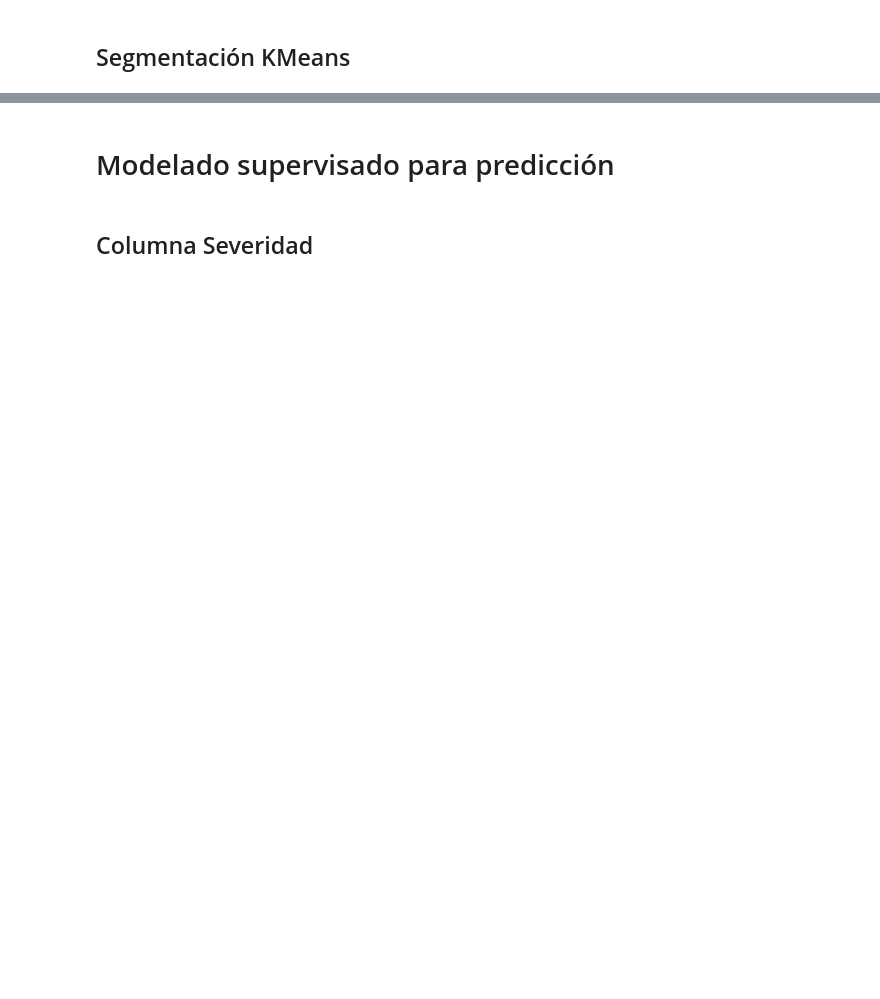
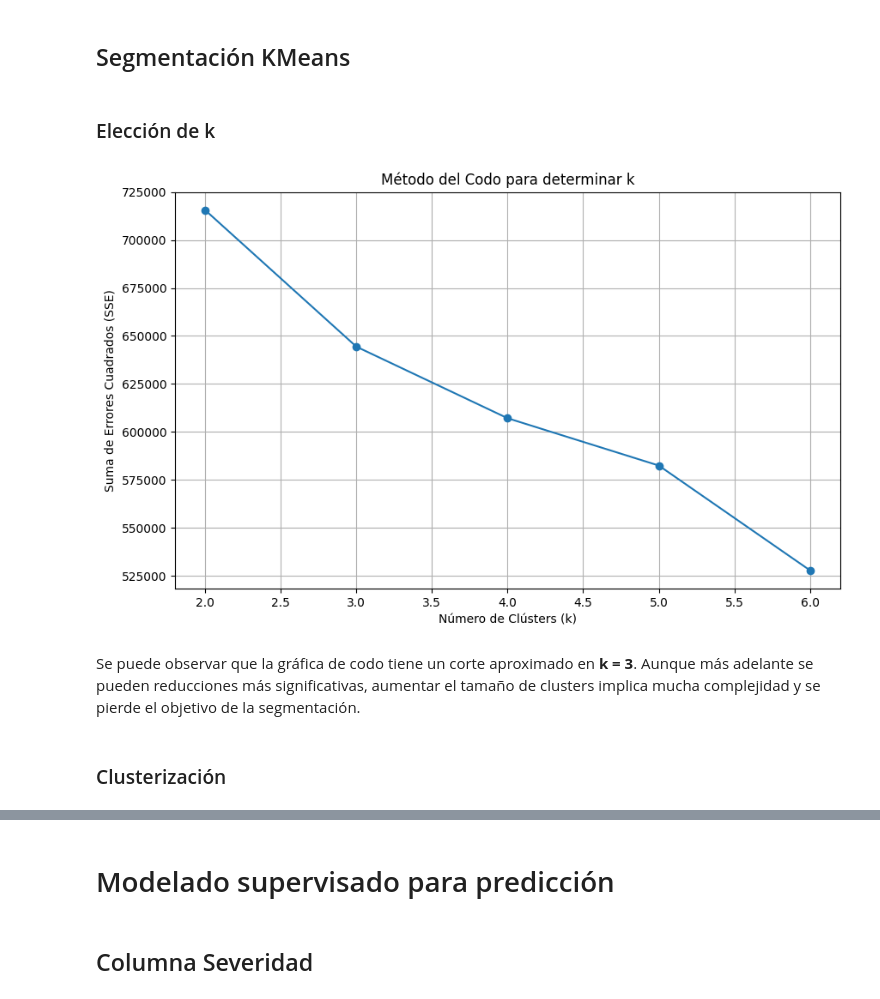
Before and after one commit to ArielaMishaanCohen/17-Lab-9-SparkML, a Jupyter notebook: 2 Lab9.ipynb, the cells around one changed output, grey strips where cells are left out. Cells and saved outputs as stored; diff of their text form; code cells hidden in the pictures; blank space fills up the shorter version.

```diff
--- a/2 Lab9.ipynb
+++ b/2 Lab9.ipynb
@@ -240,7 +244,7 @@ only showing top 20 rows
 columnas_union = [
     'año_ocu', 'mes_ocu', 'día_ocu',
     'depto_ocu', 'mupio_ocu', 'zona_ocu',
-    'día_sem_ocu', 'tipo_eve', 'g_hora', 'g_hora_5'
+    'día_sem_ocu', 'tipo_eve', 'g_hora', 'g_hora_5', 'hora_ocu'
 ]
 
 # Join de manera segura
@@ -306,2 +438,29 @@ only showing top 20 rows
 # %% [markdown]
 ## Segmentación KMeans
+# %% [markdown]
+### Elección de k
+# %%
+sse = []
+k_values = range(2, 7)  # Por ejemplo, probar k de 2 a 7
+
+for k in k_values:
+    kmeans = KMeans(featuresCol='scaledFeatures', k=k, seed=1)
+    model = kmeans.fit(df_scaled)
+    # Usar summary.trainingCost en lugar de computeCost
+    wssse = model.summary.trainingCost
+    sse.append(wssse)
+
+# Graficar los resultados
+plt.figure(figsize=(10, 6))
+plt.plot(k_values, sse, marker='o')
+plt.title('Método del Codo para determinar k')
+plt.xlabel('Número de Clústers (k)')
+plt.ylabel('Suma de Errores Cuadrados (SSE)')
+plt.grid(True)
+plt.show()
+# %% [output]
+[figure, added]
+# %% [markdown]
+Se puede observar que la gráfica de codo tiene un corte aproximado en **k = 3**. Aunque más adelante se pueden reducciones más significativas, aumentar el tamaño de clusters implica mucha complejidad y se pierde el objetivo de la segmentación.
+# %% [markdown]
+### Clusterización
```
Also changed, not shown: parts of 18 cells of this notebook.
